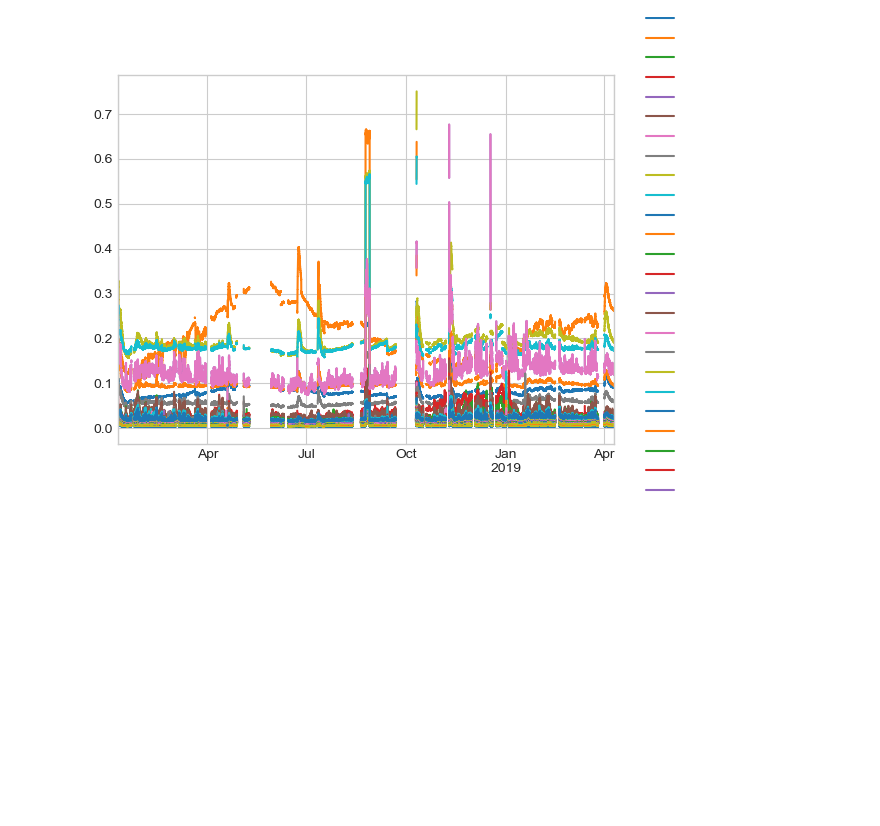
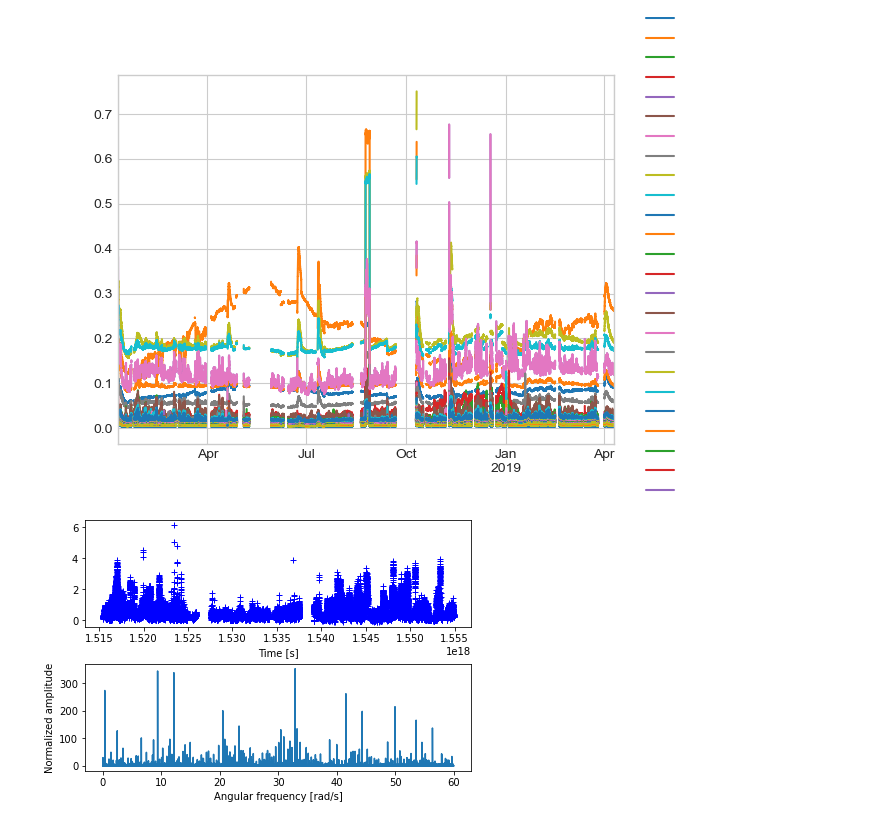
Before and after one commit to daniel-trejobanos/aurora, a Jupyter notebook: notebooks/Krakow_visualization.ipynb, the cells around one changed output. Cells and saved outputs as stored; diff of their text form; code cells hidden in the pictures; blank space fills up the shorter version.

```diff
--- a/notebooks/Krakow_visualization.ipynb
+++ b/notebooks/Krakow_visualization.ipynb
@@ -54,3 +54,23 @@ plotter.all_plot()
 plotter.all_error_plot()
 # %% [output]
 [figure]
+# %%
+import scipy.signal as signal
+import numpy as np
+times = krakow_df_10min.index.values.astype(float)
+values = krakow_df_10min['41.0']
+times = times[~np.isnan(values)]
+values = values[~np.isnan(values)]
+w= np.linspace(0.001, 60, krakow_df_10min.shape[0])
+pgram = signal.lombscargle(times,values, w)
+# %%
+import matplotlib.pyplot as plt
+fig, (ax_t, ax_w) = plt.subplots(2, 1, constrained_layout=True)
+ax_t.plot(times, values, 'b+')
+ax_t.set_xlabel('Time [s]')
+ax_w.plot(w, pgram)
+ax_w.set_xlabel('Angular frequency [rad/s]')
+ax_w.set_ylabel('Normalized amplitude')
+plt.show()
+# %% [output]
+[figure, added]
```
Also changed, not shown: 3 other files.
